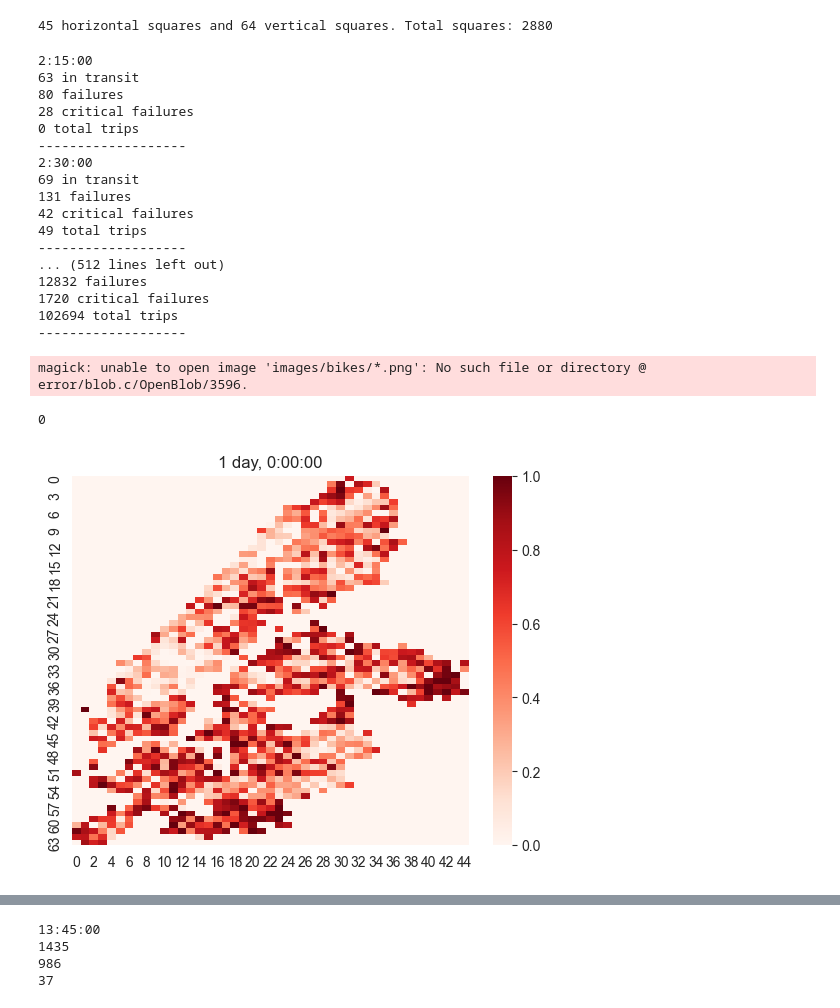
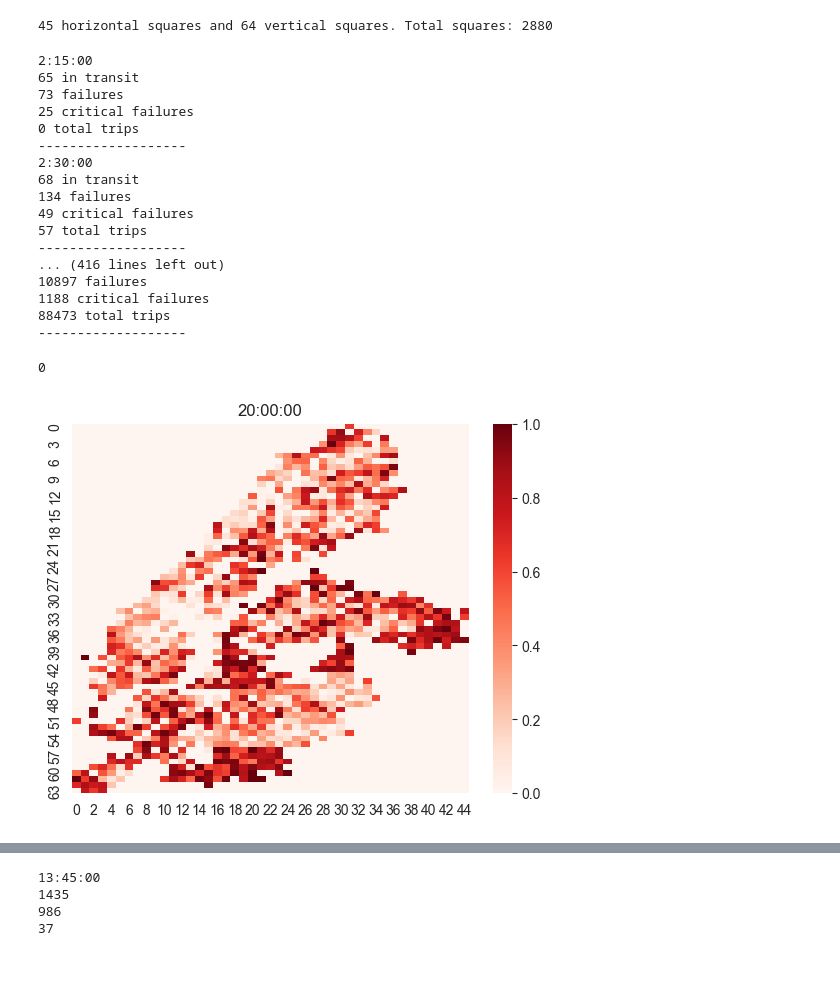
Before and after one commit to jarrettreimers/CSUREMM, a Jupyter notebook: cluster_model/cluster_model_testing.ipynb, the cells around one changed output, grey strips where cells are left out. Saved outputs shown, nothing was run; the diff lists cells and outputs as text; code cells hidden in the pictures; blank space fills up the shorter version.

```diff
--- a/cluster_model/cluster_model_testing.ipynb
+++ b/cluster_model/cluster_model_testing.ipynb
@@ -22,48 +25,48 @@ cluster_model.init_state(path='../data/station_data/status_at_time/2024_6_20_2:1
 # %% [output]
 45 horizontal squares and 64 vertical squares. Total squares: 2880
 # %%
-end_time = cluster_model.curr_time + timedelta(hours=22)
+end_time = cluster_model.curr_time + timedelta(hours=18)
 image_number = 0
 while cluster_model.curr_time < end_time:
     cluster_model.sim()
+    # cluster_model.sim_by_3()
     print(cluster_model.curr_time)
     print(len(cluster_model.in_transit), 'in transit')
     print(cluster_model.failures, 'failures')
     print(cluster_model.critical_failures, 'critical failures')
     print(cluster_model.total_trips, 'total trips')
     print('-------------------')
     if image_number < 10:
         t = f'000{image_number}'
     elif image_number < 100:
         t = f'00{image_number}'
     elif image_number < 1000:
         t = f'0{image_number}'
     else:
         t = f'{image_number}'
     cluster_model.show_bikes(save=True, name=f'{t}')
     cluster_model.show_fill_percent(save=True, name=f'{t}')
     image_number += 1
 
-os.system('magick images/bikes/*.png gifs/bikes.gif')
-os.system('magick images/fill/*.png gifs/fill.gif')
+os.system('magick images/bikes/*.png gifs/bikesv2.gif')
+os.system('magick images/fill/*.png gifs/fillv2.gif')
 # %% [output]
 2:15:00
-63 in transit
-80 failures
-28 critical failures
+65 in transit
+73 failures
+25 critical failures
 0 total trips
 -------------------
 2:30:00
-69 in transit
-131 failures
-42 critical failures
-49 total trips
+68 in transit
+134 failures
+49 critical failures
+57 total trips
 -------------------
-... (512 lines left out)
-12832 failures
-1720 critical failures
-102694 total trips
+... (416 lines left out)
+10897 failures
+1188 critical failures
+88473 total trips
 -------------------
-magick: unable to open image 'images/bikes/*.png': No such file or directory @ error/blob.c/OpenBlob/3596.
+0
-0
-[figure, old version]
+[figure, new version]
```
Also changed, not shown: parts of 3 cells of this notebook, 2 other files.
